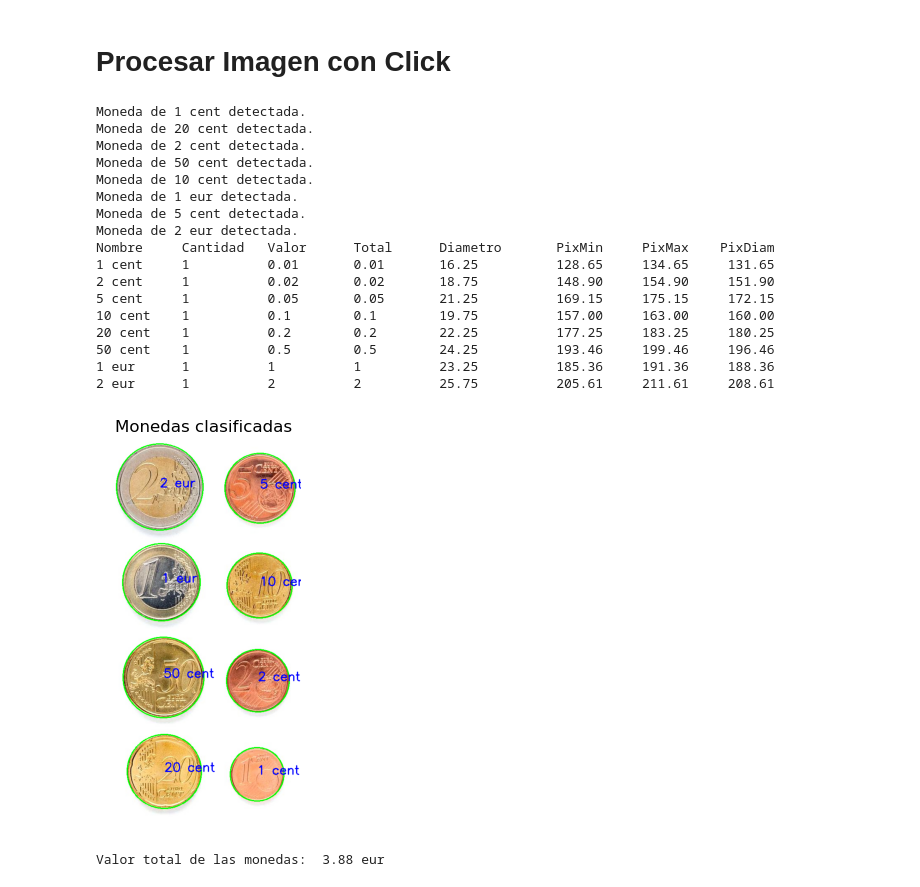
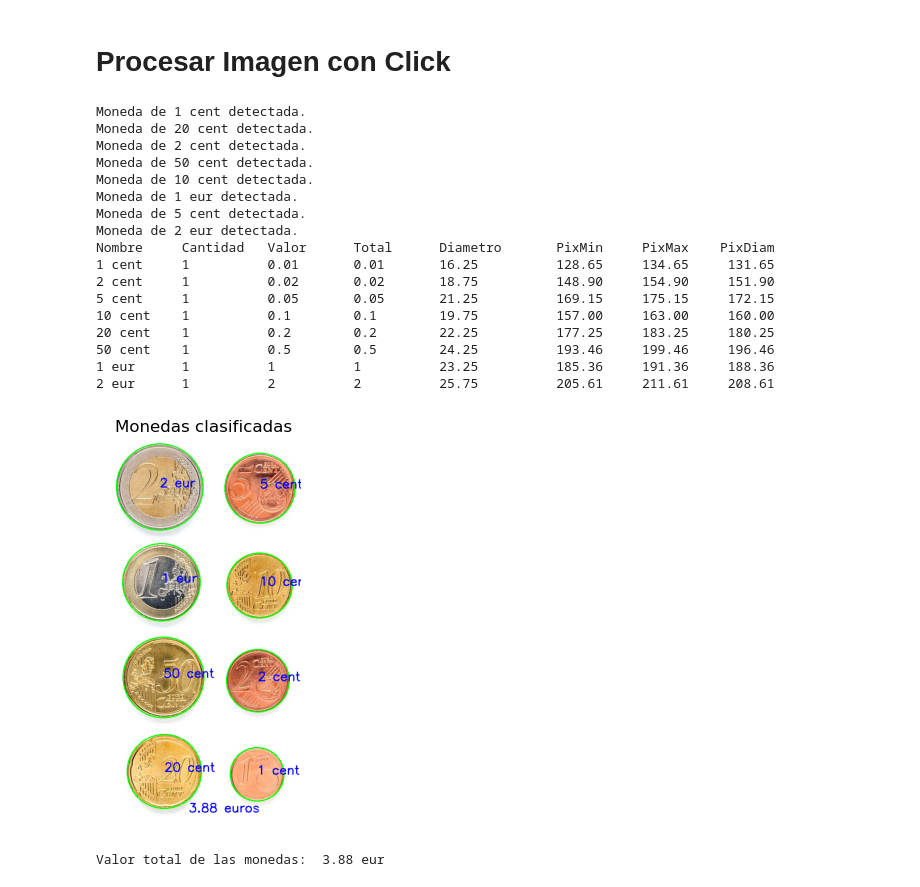
Before and after one commit to AdriTN/Pr-cticas-VC, a Jupyter notebook: P3/VC_P3.ipynb, the cells around one changed output. Saved outputs shown, nothing was run; the diff lists cells and outputs as text; code cells hidden in the pictures.

```diff
--- a/P3/VC_P3.ipynb
+++ b/P3/VC_P3.ipynb
@@ -188,7 +188,7 @@ def detectar_monedas_mejorado(ruta, dp=1, min_dist=100, param1=200, param2=35, m
             radius = circulo[2]  # Radio del círculo
             cv2.circle(imagen, center, radius, (0, 255, 0), 2)  # Dibujar el círculo en verde
 
-        return imagen, circulos
+        return imagen, total_monedas
 
     except Exception as e:
         print(f"Error al procesar la imagen: {e}")
@@ -414,8 +414,9 @@ def interaccion(ruta, tipo_conteo=None):
 
     # Cargar la imagen y detectar las monedas
     img = cv2.imread(ruta)
+    height, width, _ = img.shape
     if tipo_conteo == "mejorado":
-        img, circulos = detectar_monedas_mejorado(ruta)
+        img, _ = detectar_monedas_mejorado(ruta)
     else:
         img, _ = detectar_monedas(ruta)
 
@@ -478,37 +479,49 @@ def interaccion(ruta, tipo_conteo=None):
     for moneda, (x, y, radio) in clasificaciones:
         cv2.putText(img, moneda, (int(x), int(y)), cv2.FONT_HERSHEY_SIMPLEX, fontScale=1, color=(0, 0, 255), thickness=2)
 
+    valorTotal = str(sum([moneda.total_valor() for moneda in monedas]))
+
+    (tamaño_texto, baseline) = cv2.getTextSize(valorTotal, cv2.FONT_HERSHEY_SIMPLEX, fontScale=1, thickness=2)
+
+    ancho_texto, alto_texto = tamaño_texto
+
+    x = (width - ancho_texto) // 2
+    y = (height - alto_texto - 10)
+
+# Dibujar el texto en la imagen
+    cv2.putText(img, valorTotal + " euros", (x, y), cv2.FONT_HERSHEY_SIMPLEX, fontScale=1, color=(0, 0, 255), thickness=2)
+
     # Mostrar las monedas y sus atributos
     Moneda.mostrar_monedas(monedas)
 
     # Mostrar la imagen con los nombres de las monedas
     mostrar_imagenes(img, "Monedas clasificadas")
 
     # Calcular el valor total de las monedas
     print("Valor total de las monedas: ", sum([moneda.total_valor() for moneda in monedas]), "eur")
 
 # Probar la función interaccion con una imagen
 interaccion("./assets/Monedas.jpg")
 #interaccion("./assets/Monedas.jpg", "mejorado")
 #interaccion("./assets/Monedas2.jpeg") # No recomendado por fallo en la detección de monedas
 #interaccion("./assets/Monedas2.jpeg", "mejorado")
 # %% [output]
 Moneda de 1 cent detectada.
 Moneda de 20 cent detectada.
 Moneda de 2 cent detectada.
 Moneda de 50 cent detectada.
 Moneda de 10 cent detectada.
 Moneda de 1 eur detectada.
 Moneda de 5 cent detectada.
 Moneda de 2 eur detectada.
 Nombre     Cantidad   Valor      Total      Diametro       PixMin     PixMax    PixDiam
 1 cent     1          0.01       0.01       16.25          128.65     134.65     131.65
 2 cent     1          0.02       0.02       18.75          148.90     154.90     151.90
 5 cent     1          0.05       0.05       21.25          169.15     175.15     172.15
 10 cent    1          0.1        0.1        19.75          157.00     163.00     160.00
 20 cent    1          0.2        0.2        22.25          177.25     183.25     180.25
 50 cent    1          0.5        0.5        24.25          193.46     199.46     196.46
 1 eur      1          1          1          23.25          185.36     191.36     188.36
 2 eur      1          2          2          25.75          205.61     211.61     208.61
-[figure, old version]
+[figure, new version]
 Valor total de las monedas:  3.88 eur
```
Also changed, not shown: parts of 1 cell of this notebook.
